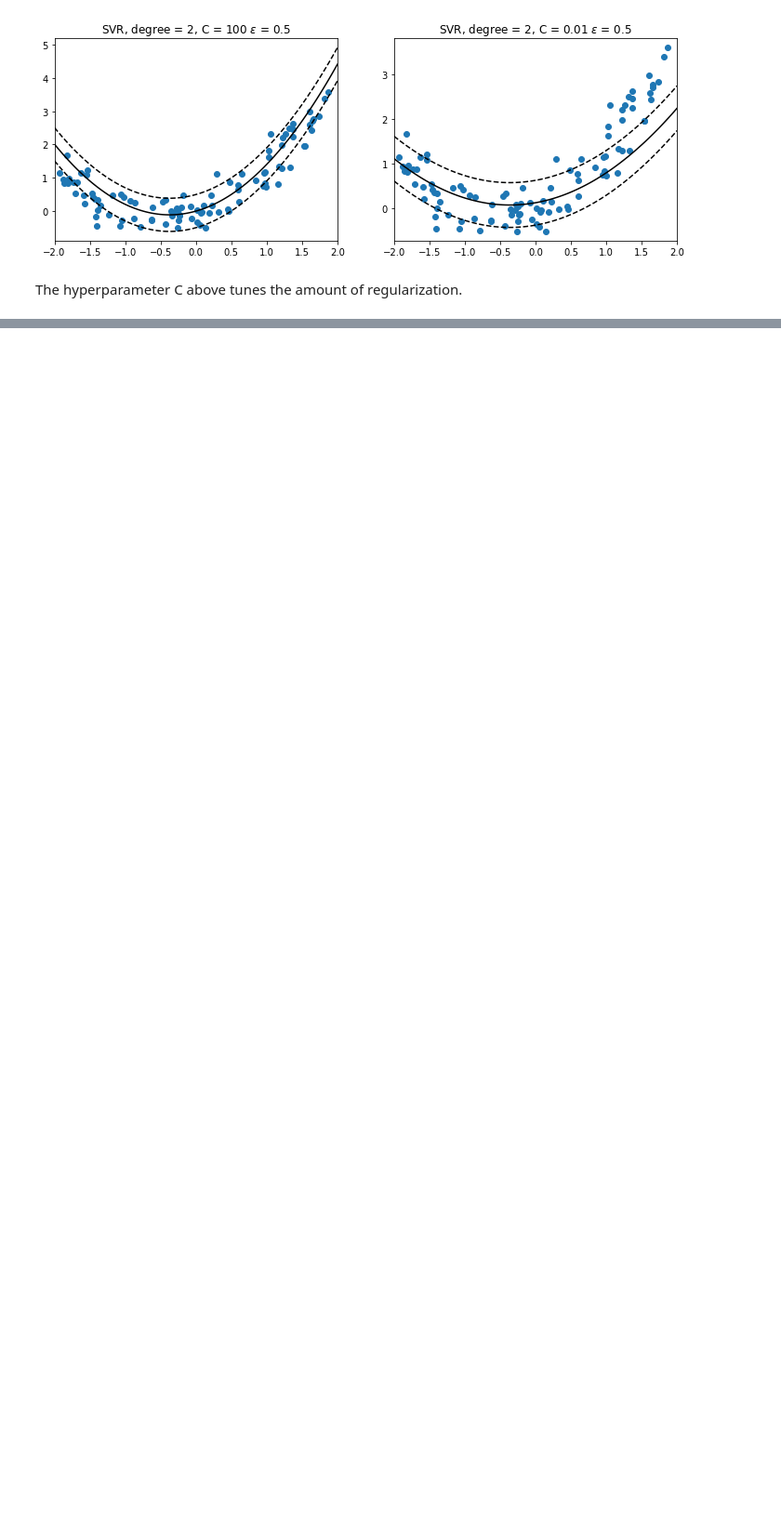
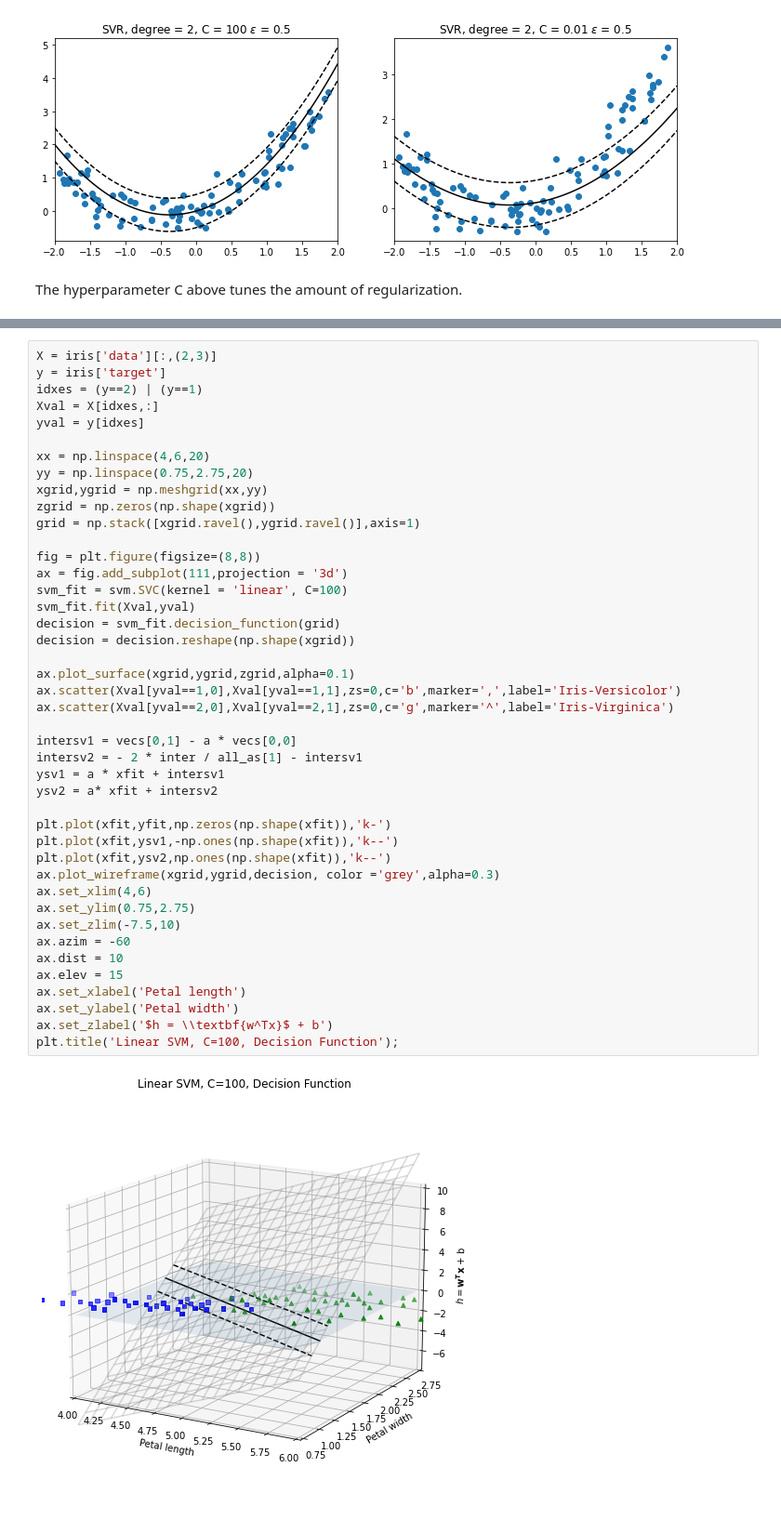
Before and after one commit to mtekant/HOML_2ndEdition, a Jupyter notebook: HOML Notes Ch 5.ipynb, the cells around one changed output, grey strips where cells are left out. Shown at 93% size. Cells and saved outputs as stored; diff of their text form; blank space fills up the shorter version.

```diff
--- a/HOML Notes Ch 5.ipynb
+++ b/HOML Notes Ch 5.ipynb
@@ -342,0 +353,45 @@ The hyperparameter C above tunes the amount of regularization.
+# %%
+X = iris['data'][:,(2,3)]
+y = iris['target']
+idxes = (y==2) | (y==1)
+Xval = X[idxes,:]
+yval = y[idxes]
+
+xx = np.linspace(4,6,20)
+yy = np.linspace(0.75,2.75,20)
+xgrid,ygrid = np.meshgrid(xx,yy)
+zgrid = np.zeros(np.shape(xgrid))
+grid = np.stack([xgrid.ravel(),ygrid.ravel()],axis=1)
+
+fig = plt.figure(figsize=(8,8))
+ax = fig.add_subplot(111,projection = '3d')
+svm_fit = svm.SVC(kernel = 'linear', C=100)
+svm_fit.fit(Xval,yval)
+decision = svm_fit.decision_function(grid)
+decision = decision.reshape(np.shape(xgrid))
+
+ax.plot_surface(xgrid,ygrid,zgrid,alpha=0.1)
+ax.scatter(Xval[yval==1,0],Xval[yval==1,1],zs=0,c='b',marker=',',label='Iris-Versicolor')
+ax.scatter(Xval[yval==2,0],Xval[yval==2,1],zs=0,c='g',marker='^',label='Iris-Virginica')
+
+intersv1 = vecs[0,1] - a * vecs[0,0]
+intersv2 = - 2 * inter / all_as[1] - intersv1
+ysv1 = a * xfit + intersv1
+ysv2 = a* xfit + intersv2
+
+plt.plot(xfit,yfit,np.zeros(np.shape(xfit)),'k-')
+plt.plot(xfit,ysv1,-np.ones(np.shape(xfit)),'k--')
+plt.plot(xfit,ysv2,np.ones(np.shape(xfit)),'k--')
+ax.plot_wireframe(xgrid,ygrid,decision, color ='grey',alpha=0.3)
+ax.set_xlim(4,6)
+ax.set_ylim(0.75,2.75)
+ax.set_zlim(-7.5,10)
+ax.azim = -60
+ax.dist = 10
+ax.elev = 15
+ax.set_xlabel('Petal length')
+ax.set_ylabel('Petal width')
+ax.set_zlabel('$h = \\textbf{w^Tx}$ + b')
+plt.title('Linear SVM, C=100, Decision Function');
+# %% [output]
+[figure, added]
```
Also changed, not shown: parts of 2 cells of this notebook.
